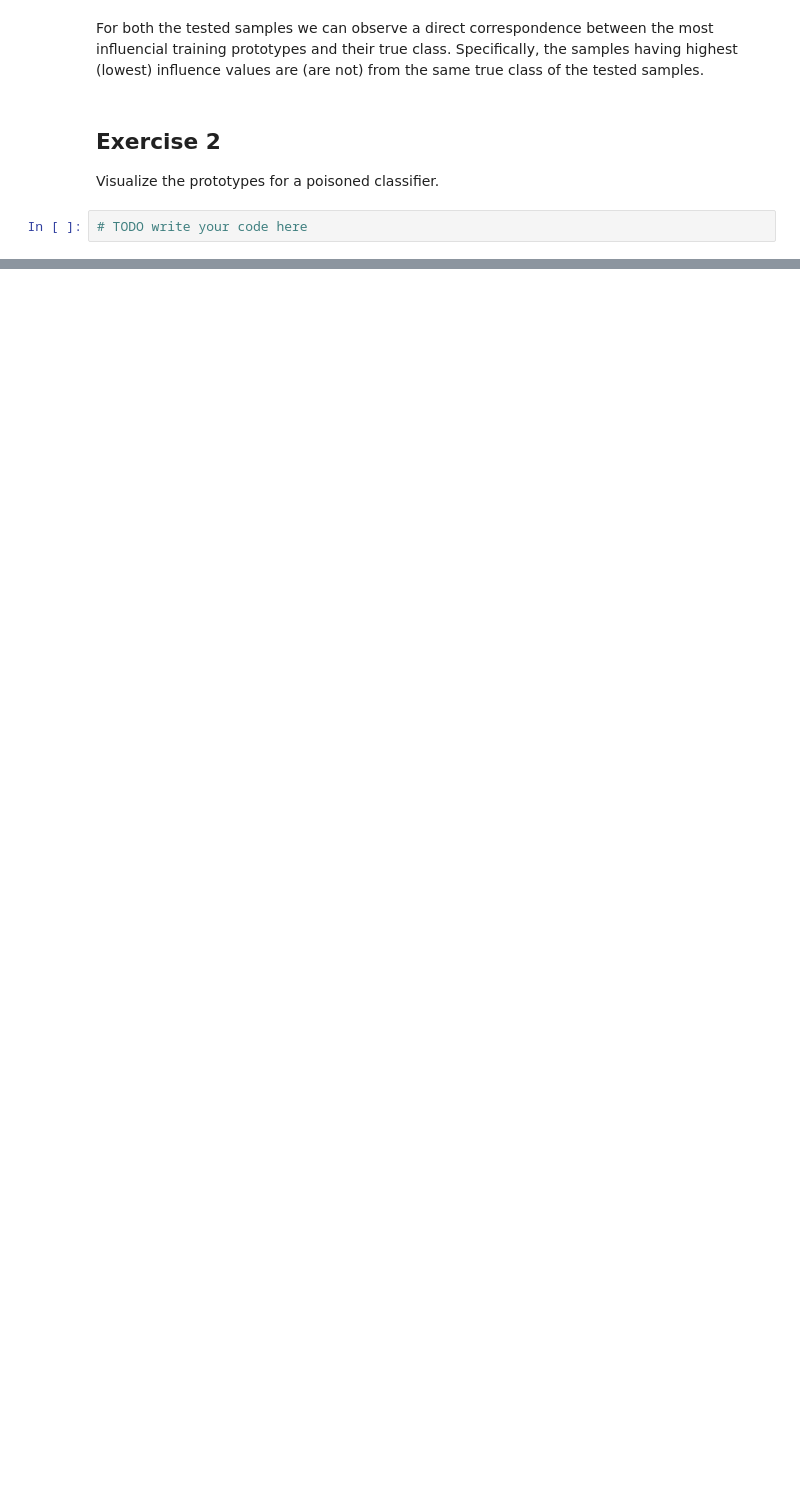
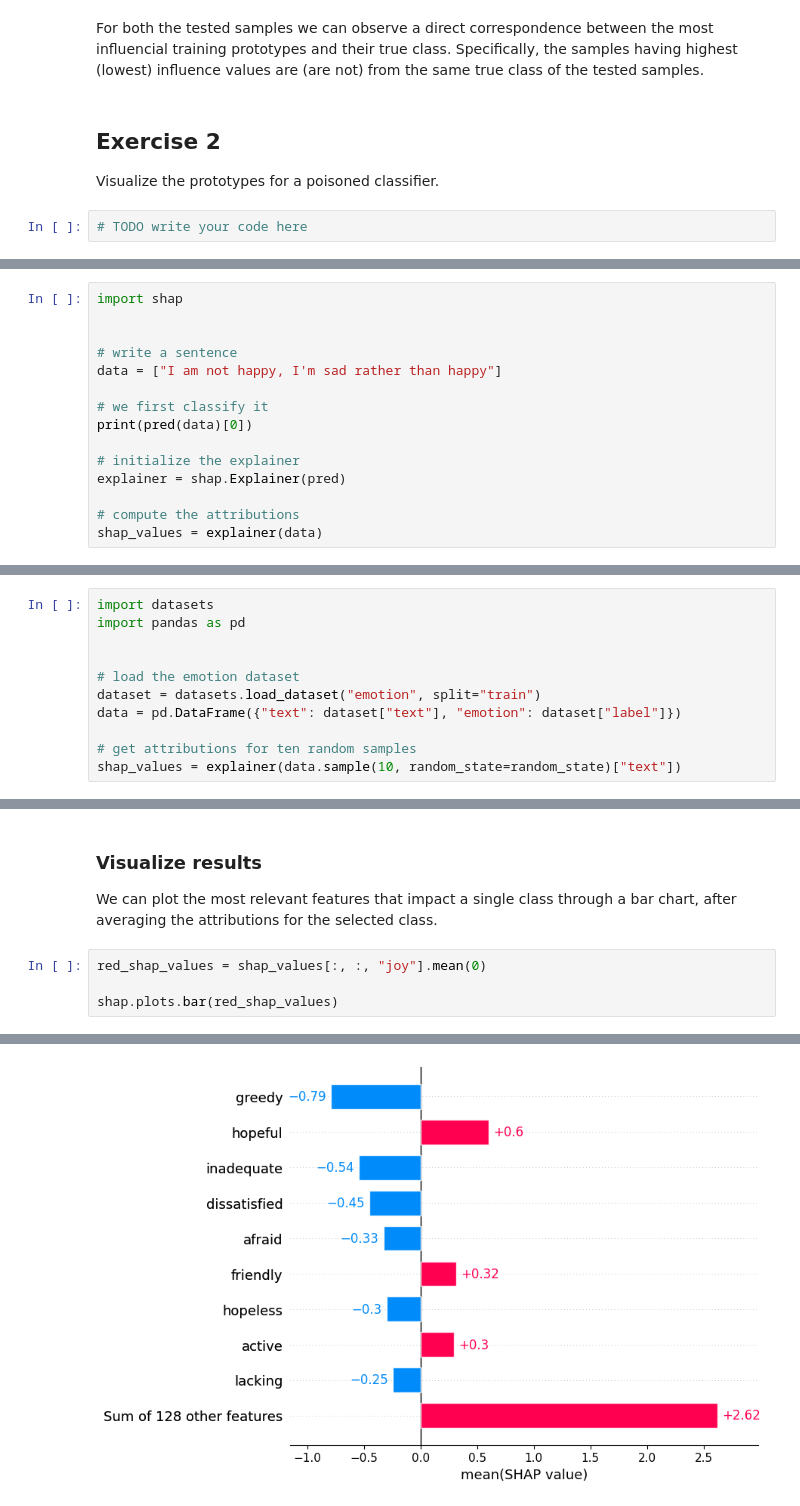
Before and after one commit to unica-mlsec/mlsec, a Jupyter notebook: labs/07_explainability.ipynb, the cells around one changed output, grey strips where cells are left out. Drawn from its saved outputs; the diff is of its cells as text; blank space fills up the shorter version.

```diff
--- a/labs/07_explainability.ipynb
+++ b/labs/07_explainability.ipynb
@@ -366,0 +439,15 @@ Visualize the prototypes for a poisoned classifier.
+# %%
+import shap
+
+
+# write a sentence
+data = ["I am not happy, I'm sad rather than happy"]
+
+# we first classify it
+print(pred(data)[0])
+
+# initialize the explainer
+explainer = shap.Explainer(pred)
+
+# compute the attributions
+shap_values = explainer(data)
@@ -366,0 +473,11 @@ Visualize the prototypes for a poisoned classifier.
+# %%
+import datasets
+import pandas as pd
+
+
+# load the emotion dataset
+dataset = datasets.load_dataset("emotion", split="train")
+data = pd.DataFrame({"text": dataset["text"], "emotion": dataset["label"]})
+
+# get attributions for ten random samples
+shap_values = explainer(data.sample(10, random_state=random_state)["text"])
@@ -366,0 +486,9 @@ Visualize the prototypes for a poisoned classifier.
+# %% [markdown]
+### Visualize results
+
+We can plot the most relevant features that impact a single class through a bar chart, after averaging the attributions for the selected class.
+# %%
+red_shap_values = shap_values[:, :, "joy"].mean(0)
+
+shap.plots.bar(red_shap_values)
+# %% [output]
@@ -366,0 +496 @@ Visualize the prototypes for a poisoned classifier.
+[figure, added]
```
Also changed, not shown: parts of 27 cells of this notebook.
